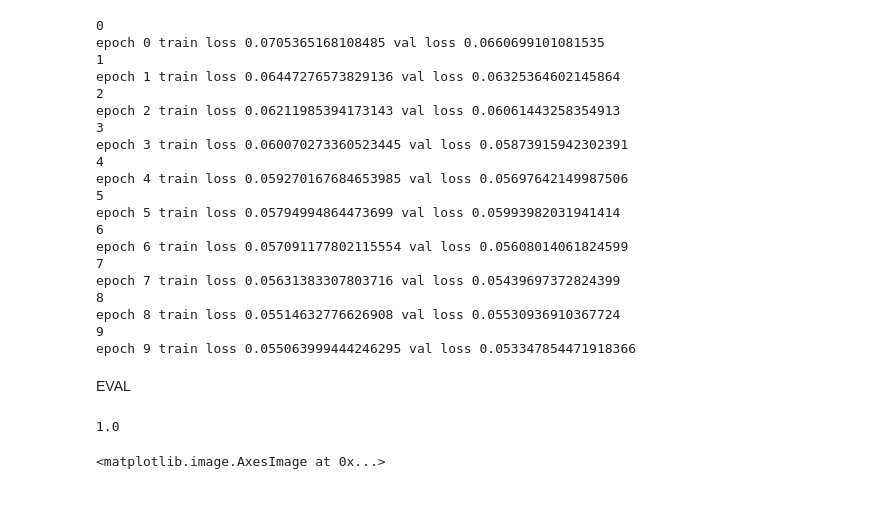
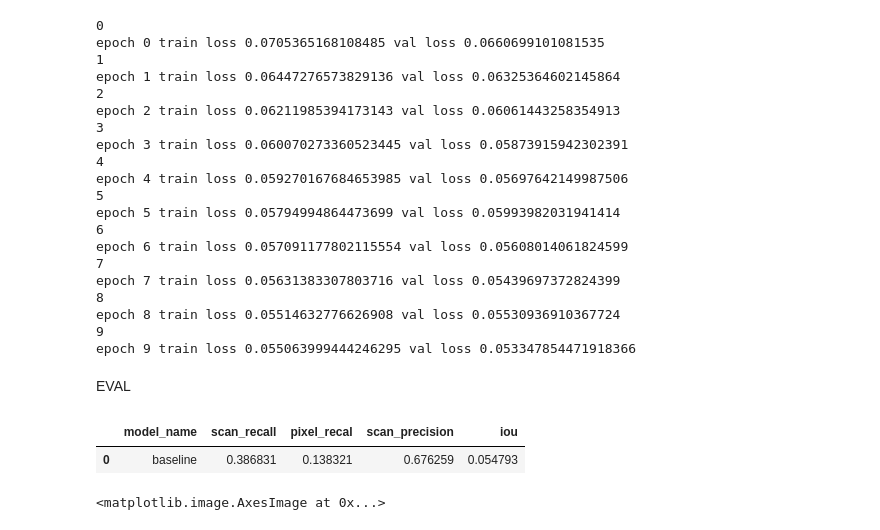
Before and after one commit to gabibu/aiforhealthcare, a Jupyter notebook: advanced_models_colab_2.ipynb, the cells around one changed output. Cells and saved outputs as stored; diff of their text form; code cells hidden in the pictures; blank space fills up the shorter version.

```diff
--- a/advanced_models_colab_2.ipynb
+++ b/advanced_models_colab_2.ipynb
@@ -921,13 +924,8 @@ tp/(tp +fp)
-# %%
-tp = res_df[(res_df['total_positive_pixels_in_label'] > 0) & (res_df['num_of_positive_predictions'] > 0)].shape[0]
-
-fp = res_df[(res_df['total_positive_pixels_in_label'] == 0) & (res_df['num_of_positive_predictions'] > 0)].shape[0]
-
-
-tp_fn = res_df[(res_df['total_positive_pixels_in_label'] > 0)].shape[0]
-
-scan_recall = tp/tp_fn
-pixel_recal = np.sum(res_df['label_prediction_intereactions'])/np.sum(res_df['total_positive_pixels_in_label'])
-tp/(tp +fp)
-# %% [output]
-1.0
+# %%
+validation_data_loader = DataLoader(validation_dataset, batch_size=16, shuffle=False, num_workers=0)
+# %%
+baseline_results_df = eval_model('baseline', validation_data_loader, 0.5)
+baseline_results_df
+# %% [output]
+|  | model_name | scan_recall | pixel_recal | scan_precision | iou |
+| 0 | baseline | 0.386831 | 0.138321 | 0.676259 | 0.054793 |
```
Also changed, not shown: parts of 4 cells of this notebook.
